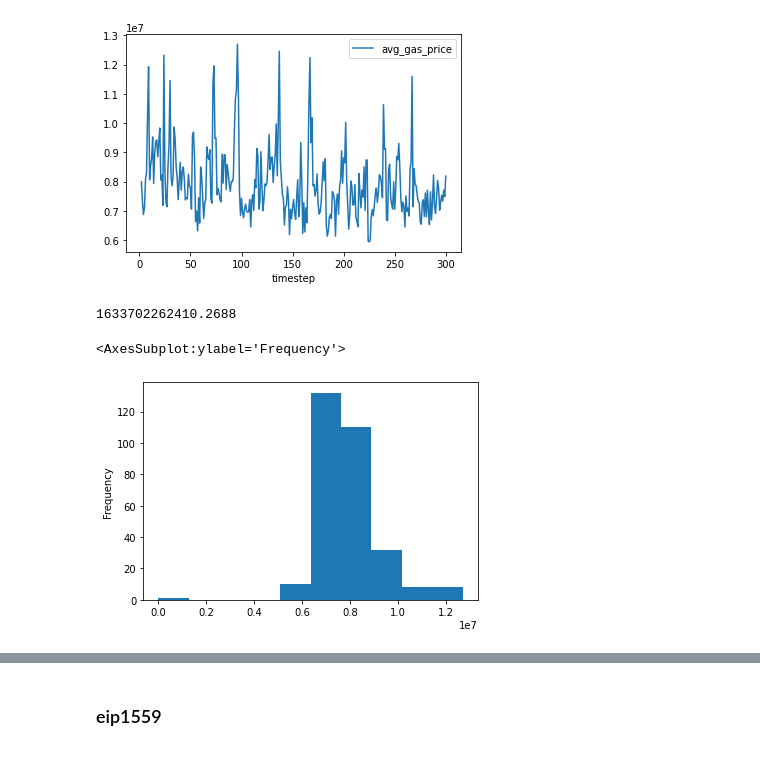
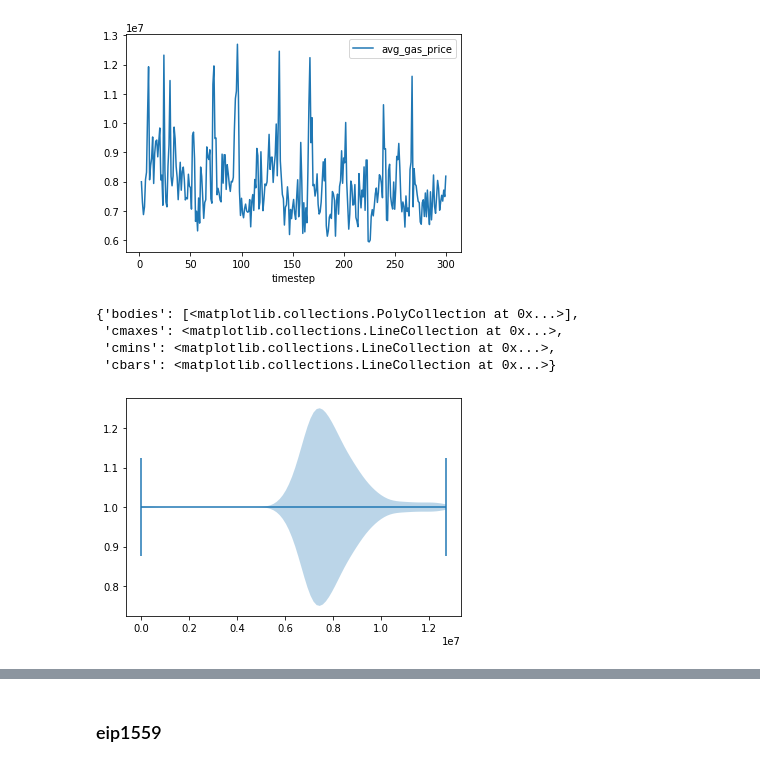
Before and after one commit to SHSR2001/abm1559, a Jupyter notebook: sma_project/main_notebook.ipynb, the cells around one changed output, grey strips where cells are left out. Cells and saved outputs as stored; diff of their text form; code cells hidden in the pictures.

Commit message:
changes to real data part

```diff
--- a/sma_project/main_notebook.ipynb
+++ b/sma_project/main_notebook.ipynb
@@ -1128,11 +1190,10 @@ df_legacy_real[df_legacy_real.timestep > 1].plot("timestep", "avg_gas_price")
 <AxesSubplot:xlabel='timestep'>
 [figure]
 # %%
-df_legacy_real['avg_gas_price'].var()
+plt.violinplot(df_legacy_real['avg_gas_price'], vert = False)
 # %% [output]
-1633702262410.2688
+{'bodies': [<matplotlib.collections.PolyCollection at 0x...>],
+ 'cmaxes': <matplotlib.collections.LineCollection at 0x...>,
+ 'cmins': <matplotlib.collections.LineCollection at 0x...>,
+ 'cbars': <matplotlib.collections.LineCollection at 0x...>}
+[figure, added]
-# %%
-df_legacy_real['avg_gas_price'].plot(kind = 'hist')
-# %% [output]
-<AxesSubplot:ylabel='Frequency'>
-[figure, removed]
```
Also changed, not shown: parts of 30 cells of this notebook.
